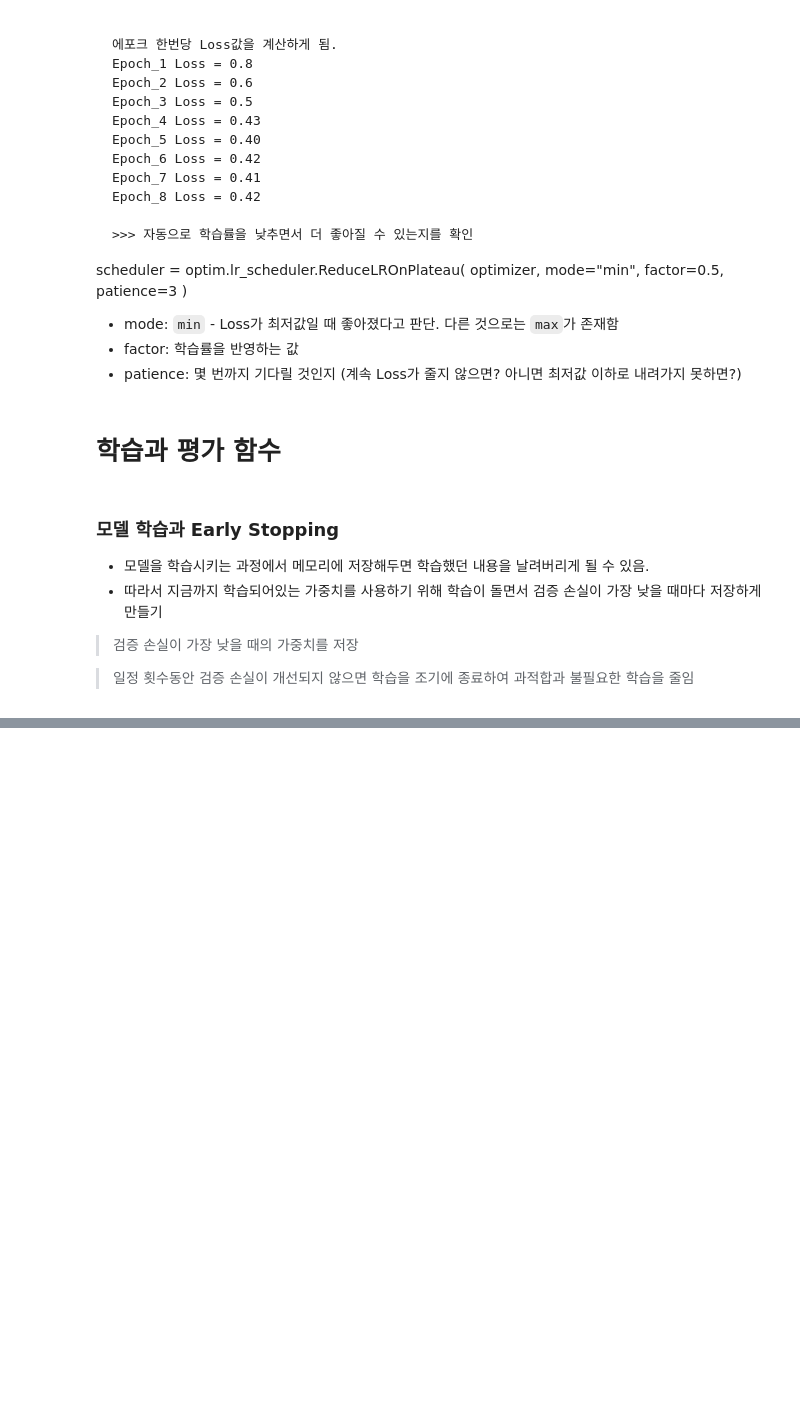
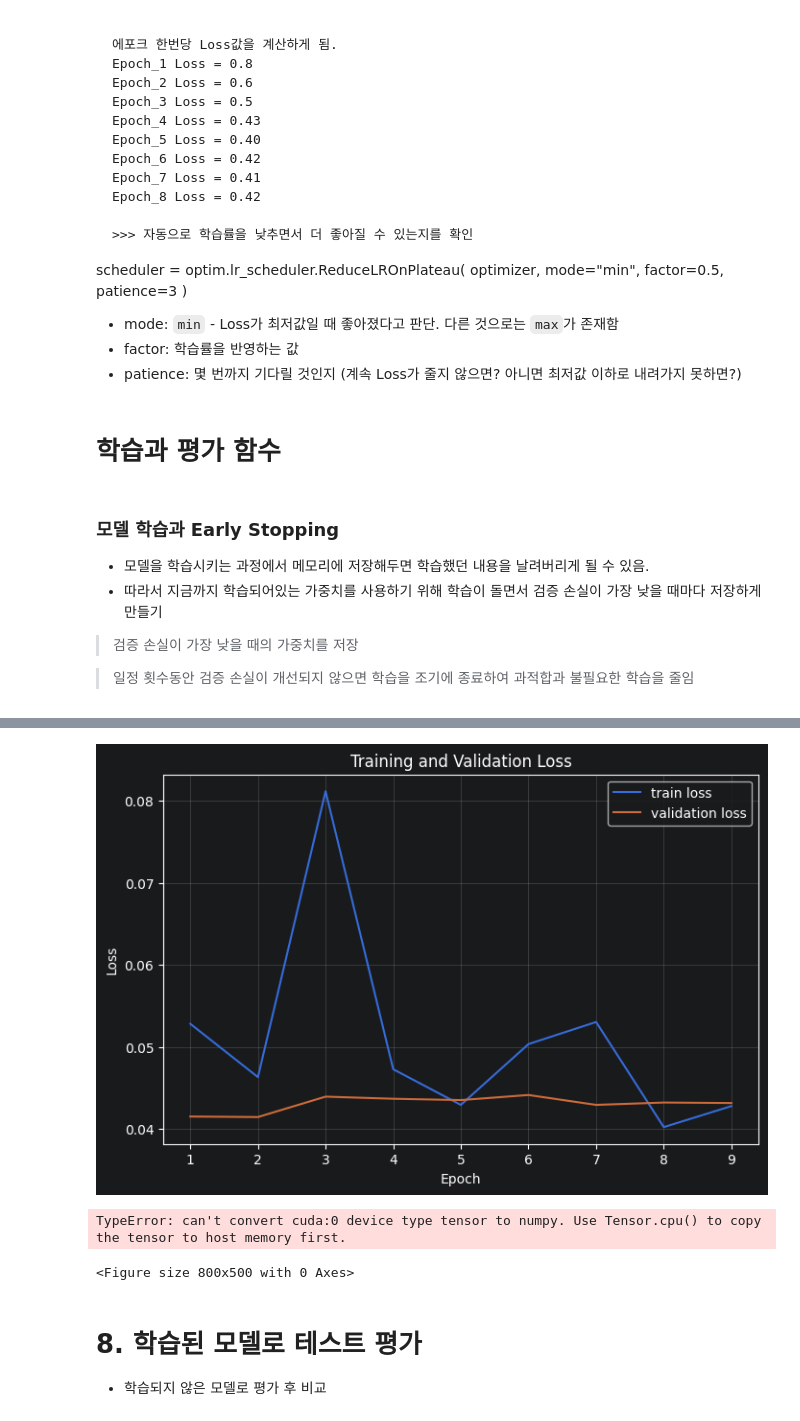
Before and after one commit to hurwan0629/lang-chain-KDT, a Jupyter notebook: workspace/python/14_scikit_learn/24_hand_draw_custom.ipynb, the cells around one changed output, grey strips where cells are left out. Saved outputs shown, nothing was run; the diff lists cells and outputs as text; code cells hidden in the pictures; blank space fills up the shorter version.

Commit message:
learning cnn freezing, early stopping, transform train and etc

```diff
--- a/workspace/python/14_scikit_learn/24_hand_draw_custom.ipynb
+++ b/workspace/python/14_scikit_learn/24_hand_draw_custom.ipynb
@@ -498,0 +527,29 @@ train_loss: 0.0093 train_acc: 1.0 val_loss: 0.0029 val_acc: 1.0
+# %%
+epochs_ran = range(1, len(history['train_loss']) + 1)
+
+plt.figure(figsize=(8, 5))
+plt.plot(epochs_ran, history['train_loss'], label='train loss')
+plt.plot(epochs_ran, history['val_loss'], label='validation loss')
+plt.xlabel('Epoch')
+plt.ylabel('Loss')
+plt.title('Training and Validation Loss')
+plt.legend()
+plt.grid(alpha=0.3)
+plt.show()
+
+plt.figure(figsize=(8, 5))
+plt.plot(epochs_ran, np.array(history['train_acc']) * 100, label='train accuracy')
+plt.plot(epochs_ran, np.array(history['val_acc']) * 100, label='validation accuracy')
+plt.xlabel('Epoch')
+plt.ylabel('Accuracy (%)')
+plt.title('Training and Validation Accuracy')
+plt.legend()
+plt.grid(alpha=0.3)
+plt.show()
+# %% [output]
+[figure, added]
+TypeError: can't convert cuda:0 device type tensor to numpy. Use Tensor.cpu() to copy the tensor to host memory first.
+<Figure size 800x500 with 0 Axes>
+# %% [markdown]
+# 8. 학습된 모델로 테스트 평가
+- 학습되지 않은 모델로 평가 후 비교
```
Also changed, not shown: parts of 19 cells of this notebook, 12 other files.
